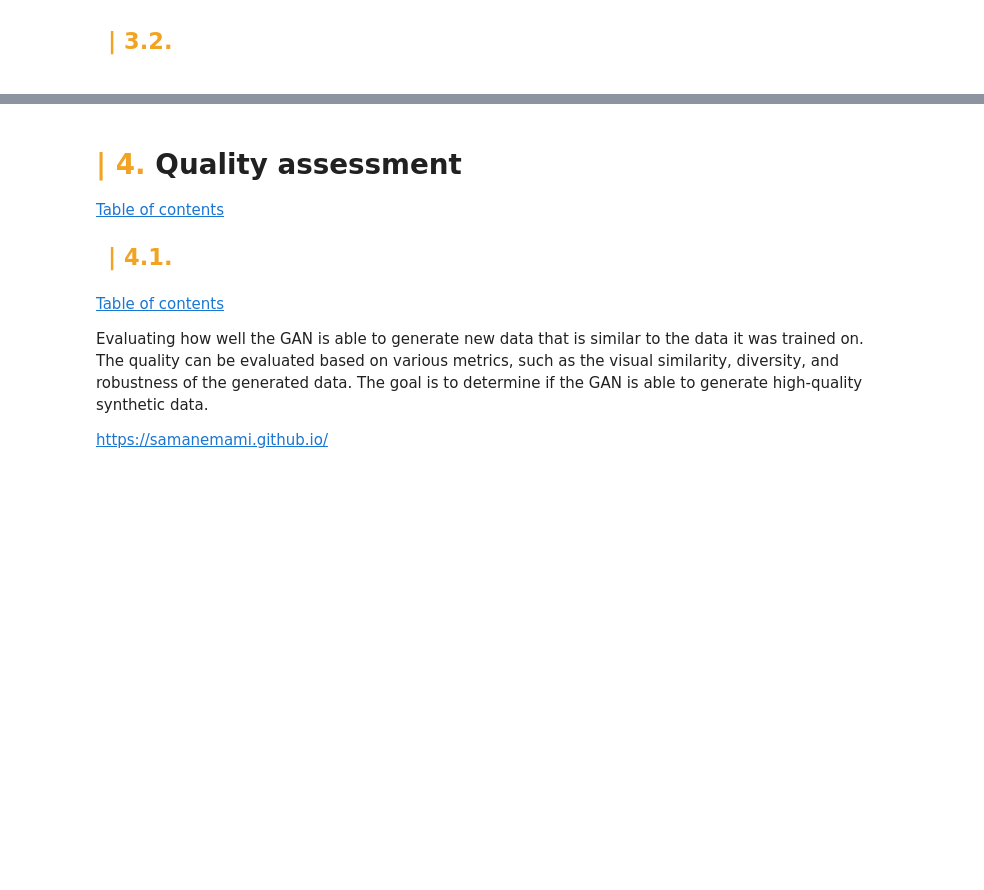
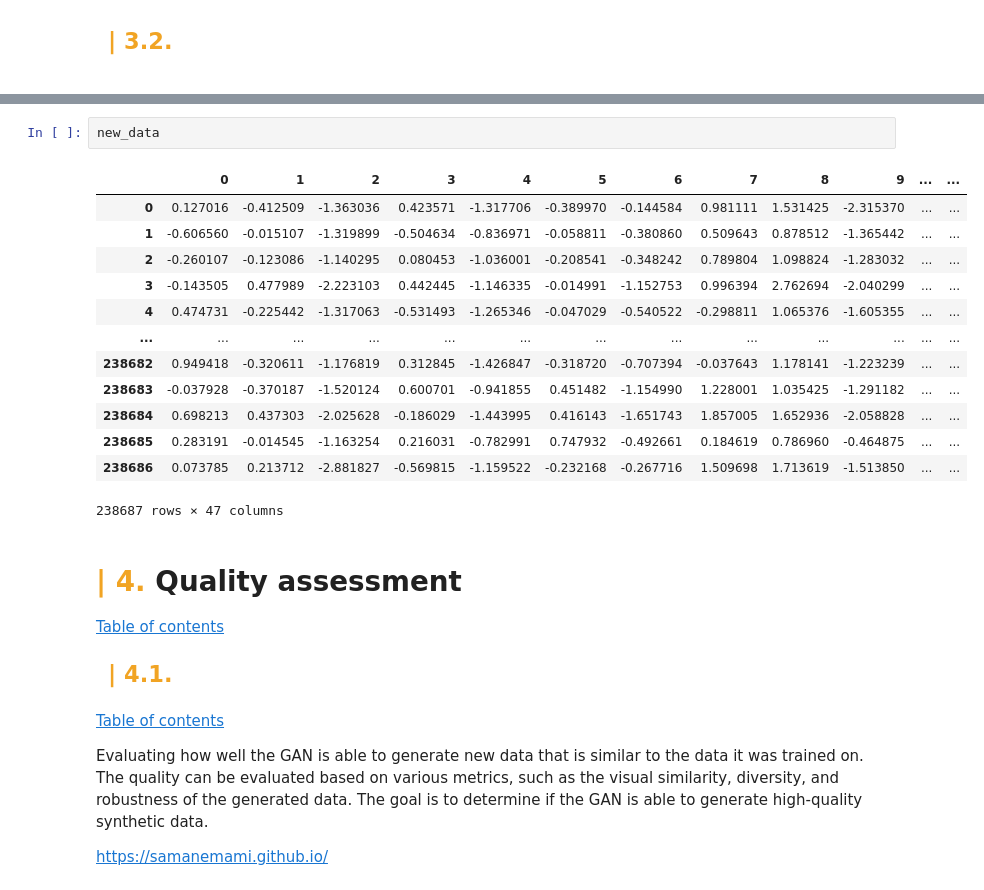
Before and after one commit to ML-Project-Team-5/Project_NetworkIDS, a Jupyter notebook: GAN_tabular_data.ipynb, the cells around one changed output, grey strips where cells are left out. Drawn from its saved outputs; the diff is of its cells as text; blank space fills up the shorter version.

```diff
--- a/GAN_tabular_data.ipynb
+++ b/GAN_tabular_data.ipynb
@@ -242,3 +277,19 @@ new_data = _df(data=trained_model.predict(noise))
+# %%
+new_data
+# %% [output]
+|  | 0 | 1 | 2 | 3 | 4 | 5 | 6 | 7 | 8 | 9 | ... | ... |
+| 0 | 0.127016 | -0.412509 | -1.363036 | 0.423571 | -1.317706 | -0.389970 | -0.144584 | 0.981111 | 1.531425 | -2.315370 | ... | ... |
+| 1 | -0.606560 | -0.015107 | -1.319899 | -0.504634 | -0.836971 | -0.058811 | -0.380860 | 0.509643 | 0.878512 | -1.365442 | ... | ... |
+| 2 | -0.260107 | -0.123086 | -1.140295 | 0.080453 | -1.036001 | -0.208541 | -0.348242 | 0.789804 | 1.098824 | -1.283032 | ... | ... |
+| 3 | -0.143505 | 0.477989 | -2.223103 | 0.442445 | -1.146335 | -0.014991 | -1.152753 | 0.996394 | 2.762694 | -2.040299 | ... | ... |
+| 4 | 0.474731 | -0.225442 | -1.317063 | -0.531493 | -1.265346 | -0.047029 | -0.540522 | -0.298811 | 1.065376 | -1.605355 | ... | ... |
+| ... | ... | ... | ... | ... | ... | ... | ... | ... | ... | ... | ... | ... |
+| 238682 | 0.949418 | -0.320611 | -1.176819 | 0.312845 | -1.426847 | -0.318720 | -0.707394 | -0.037643 | 1.178141 | -1.223239 | ... | ... |
+| 238683 | -0.037928 | -0.370187 | -1.520124 | 0.600701 | -0.941855 | 0.451482 | -1.154990 | 1.228001 | 1.035425 | -1.291182 | ... | ... |
+| 238684 | 0.698213 | 0.437303 | -2.025628 | -0.186029 | -1.443995 | 0.416143 | -1.651743 | 1.857005 | 1.652936 | -2.058828 | ... | ... |
+| 238685 | 0.283191 | -0.014545 | -1.163254 | 0.216031 | -0.782991 | 0.747932 | -0.492661 | 0.184619 | 0.786960 | -0.464875 | ... | ... |
+| 238686 | 0.073785 | 0.213712 | -2.881827 | -0.569815 | -1.159522 | -0.232168 | -0.267716 | 1.509698 | 1.713619 | -1.513850 | ... | ... |
+238687 rows × 47 columns
 # %% [markdown]
 <a id='Quality'></a>
 
```
Also changed, not shown: parts of 5 cells of this notebook.
